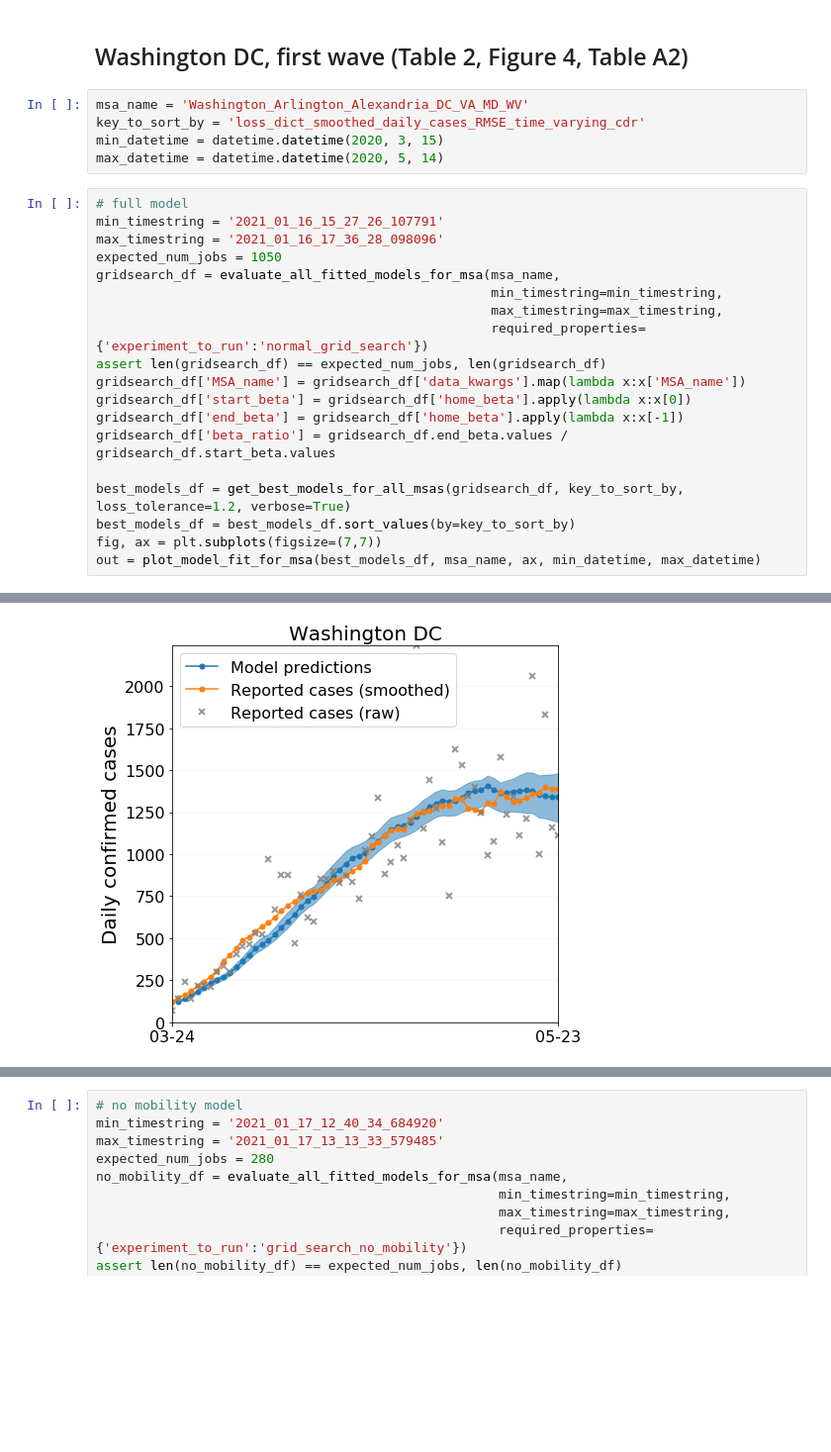
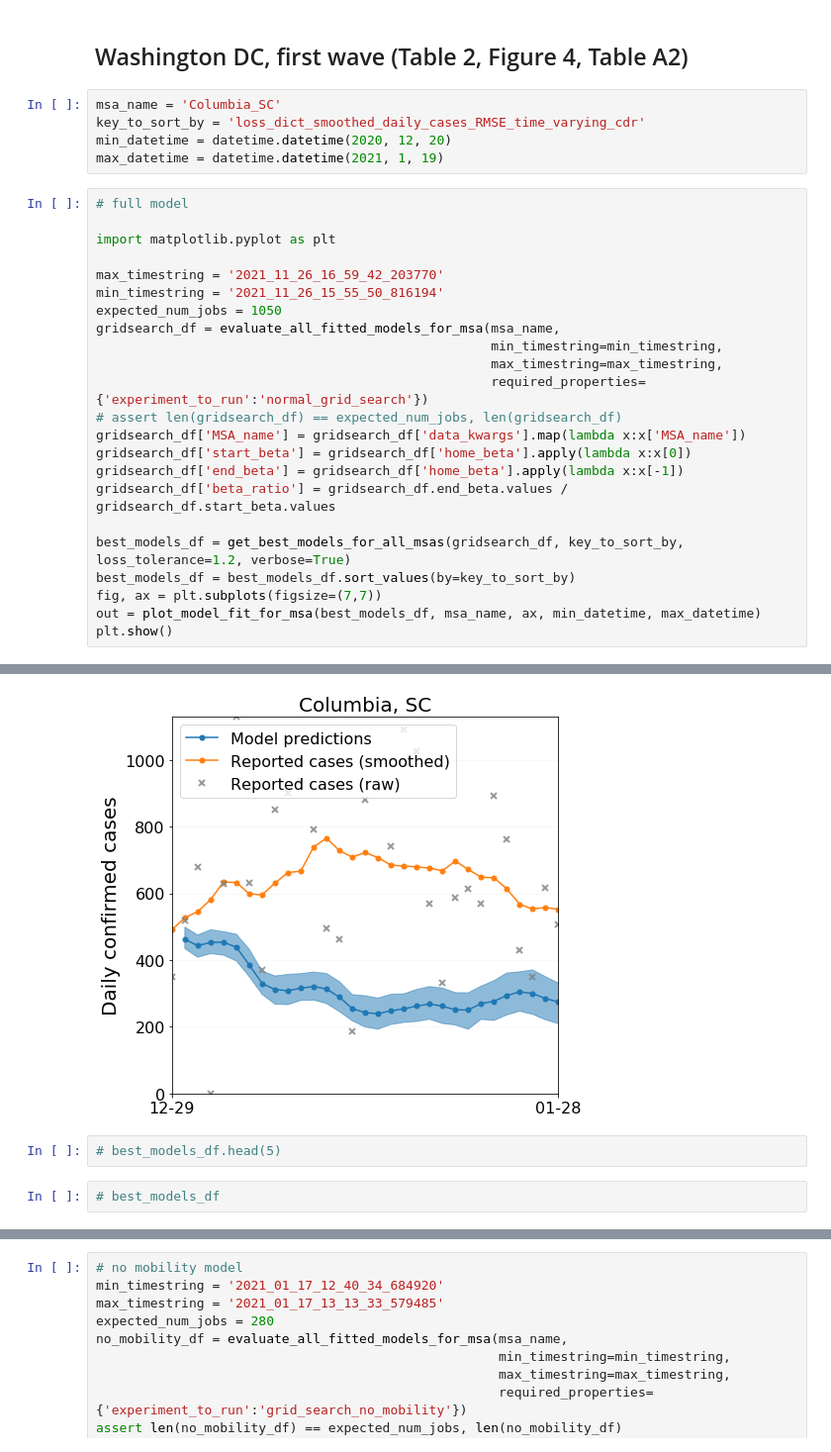
Before and after one commit to gladcolor/covid-mobility-tool, a Jupyter notebook: make_figures.ipynb, the cells around one changed output, grey strips where cells are left out. Shown at 99% size. Saved outputs shown, nothing was run; the diff lists cells and outputs as text; blank space fills up the shorter version.

```diff
--- a/make_figures.ipynb
+++ b/make_figures.ipynb
@@ -234,20 +235,23 @@ def compute_rmses(pred_dates, pred_data, real_dates, real_data, train_test_parti
 # %% [markdown]
 ## Washington DC, first wave (Table 2, Figure 4, Table A2)
 # %%
-msa_name = 'Washington_Arlington_Alexandria_DC_VA_MD_WV'
+msa_name = 'Columbia_SC'
 key_to_sort_by = 'loss_dict_smoothed_daily_cases_RMSE_time_varying_cdr'
-min_datetime = datetime.datetime(2020, 3, 15)
-max_datetime = datetime.datetime(2020, 5, 14)
+min_datetime = datetime.datetime(2020, 12, 20)
+max_datetime = datetime.datetime(2021, 1, 19)
 # %%
 # full model
-min_timestring = '2021_01_16_15_27_26_107791'
-max_timestring = '2021_01_16_17_36_28_098096'
+
+import matplotlib.pyplot as plt
+
+max_timestring = '2021_11_26_16_59_42_203770'
+min_timestring = '2021_11_26_15_55_50_816194'
 expected_num_jobs = 1050
 gridsearch_df = evaluate_all_fitted_models_for_msa(msa_name,
                                                    min_timestring=min_timestring,
                                                    max_timestring=max_timestring,
                                                    required_properties={'experiment_to_run':'normal_grid_search'})
-assert len(gridsearch_df) == expected_num_jobs, len(gridsearch_df)
+# assert len(gridsearch_df) == expected_num_jobs, len(gridsearch_df)
 gridsearch_df['MSA_name'] = gridsearch_df['data_kwargs'].map(lambda x:x['MSA_name'])
 gridsearch_df['start_beta'] = gridsearch_df['home_beta'].apply(lambda x:x[0])
 gridsearch_df['end_beta'] = gridsearch_df['home_beta'].apply(lambda x:x[-1])
@@ -257,4 +261,5 @@ best_models_df = get_best_models_for_all_msas(gridsearch_df, key_to_sort_by, los
 best_models_df = best_models_df.sort_values(by=key_to_sort_by)
 fig, ax = plt.subplots(figsize=(7,7))
 out = plot_model_fit_for_msa(best_models_df, msa_name, ax, min_datetime, max_datetime)
+plt.show()
 # %% [output]
@@ -268,2 +273,6 @@ Plotting predictions from 5 models
 Applying time-varying CDR to visualization
-[figure, old version]
+[figure, new version]
+# %%
+# best_models_df.head(5)
+# %%
+# best_models_df
```
Also changed, not shown: parts of 9 cells of this notebook, 12 other files.
